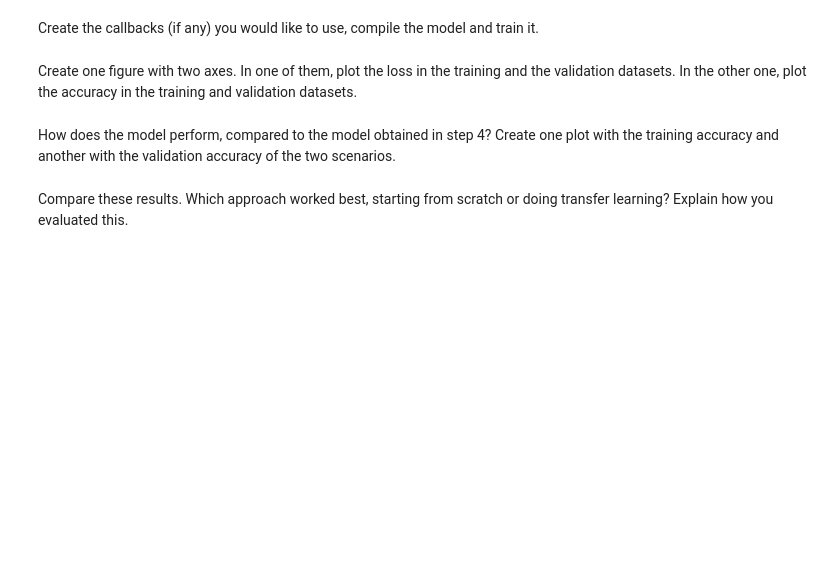
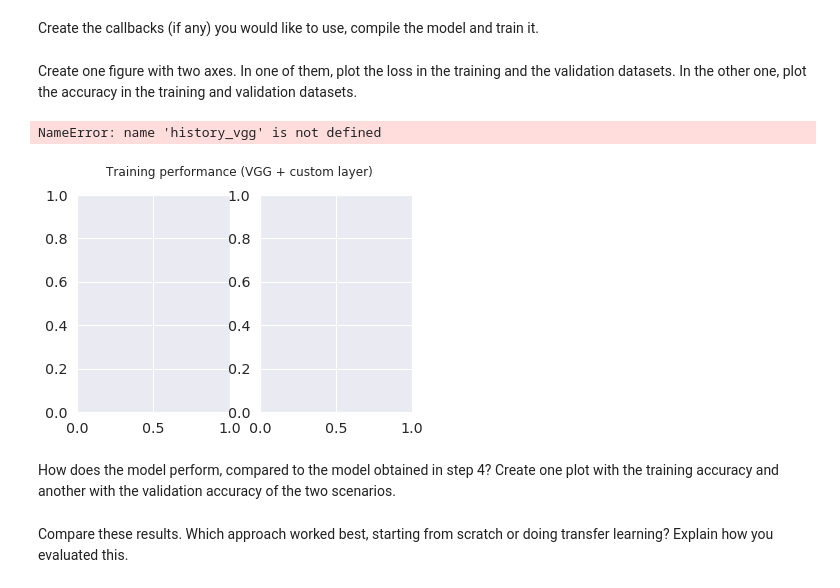
Before and after one commit to earlfernando/deeplearning-HA1, a Jupyter notebook: HA1.ipynb, the cells around one changed output. Drawn from its saved outputs; the diff is of its cells as text; code cells hidden in the pictures; blank space fills up the shorter version.

```diff
--- a/HA1.ipynb
+++ b/HA1.ipynb
@@ -469,2 +382,7 @@ Start by loading the VGG16 model without the top layers, from the `applications`
+# %%
+vgg = vgg16.VGG16(include_top=False,
+                  weights='imagenet',
+                  input_shape=(img_w, img_h, 3),
+                  pooling=None)
 # %% [markdown]
 Create a new model with the layers you want to add on top of VGG. The kernels and bias in these layers should be initialized randomly.
@@ -480,3 +406,8 @@ Tip:
+# %%
+inputs = Input(shape=(img_w, img_h, 3))
+feature_extractor = vgg(inputs)
+classifier = cats_and_dogs_layer()(feature_extractor)
+vgg_based_model = Model(inputs=inputs, outputs=classifier)
 # %% [markdown]
 ### 5.1 Using VGG features
 # %% [markdown]
@@ -485,0 +415,8 @@ Now we're almost ready to train the new model. However, since the top layers of
+# %%
+n_top_layers = len(vgg_based_model.layers) - len(vgg.layers)
+print(n_top_layers, "top layers")
+
+vgg_based_model.layers[1].trainable = False
+
+for i, layer in enumerate(vgg_based_model.layers):
+   print(i, layer.name, layer.trainable)
@@ -490,2 +430,22 @@ Create the callbacks (if any) you would like to use, compile the model and train
+# %%
+vgg_based_model.compile(loss='binary_crossentropy',
+                        optimizer='adam',
+                        metrics=['accuracy'])
+
+batch_size = 8
+from keras.callbacks import ModelCheckpoint
+
+train_generator = get_data_generator(train_data_path_small)
+val_generator = get_data_generator(val_data_path_small)
+
+tb = TensorBoard(log_dir='./logs/initial_setting')
+checkpt = ModelCheckpoint('./best_weights_vgg.hdf5', monitor='val_loss', verbose=0, save_best_only=True, save_weights_only=True)
+
+
+history_vgg = vgg_based_model.fit_generator(train_generator, epochs=20, verbose=1, callbacks=[tb, checkpt],
+                                            validation_data=val_generator,
+                                            validation_steps= 1500// batch_size,
+                                            steps_per_epoch = 3500// batch_size,
+                                            workers=8, use_multiprocessing=True)
 # %% [markdown]
 Create one figure with two axes. In one of them, plot the loss in the training and the validation datasets. In the other one, plot the accuracy in the training and validation datasets.
@@ -494,3 +452,13 @@ Create one figure with two axes. In one of them, plot the loss in the training a
+# %%
+f, (ax1, ax2) = plt.subplots(1, 2)
+f.suptitle('Training performance (VGG + custom layer)')
+plot_history(ax1, history_vgg, 'Loss', {'Training': 'loss', 'Validation': 'val_loss'})
+plot_history(ax2, history_vgg, 'Accuracy', {'Training': 'acc', 'Validation': 'val_acc'})
+
+plt.show()
+# %% [output]
+NameError: name 'history_vgg' is not defined
+[figure, added]
 # %% [markdown]
 How does the model perform, compared to the model obtained in step 4? Create one plot with the training accuracy and another with the validation accuracy of the two scenarios.
 # %%
```
Also changed, not shown: parts of 23 cells of this notebook.
